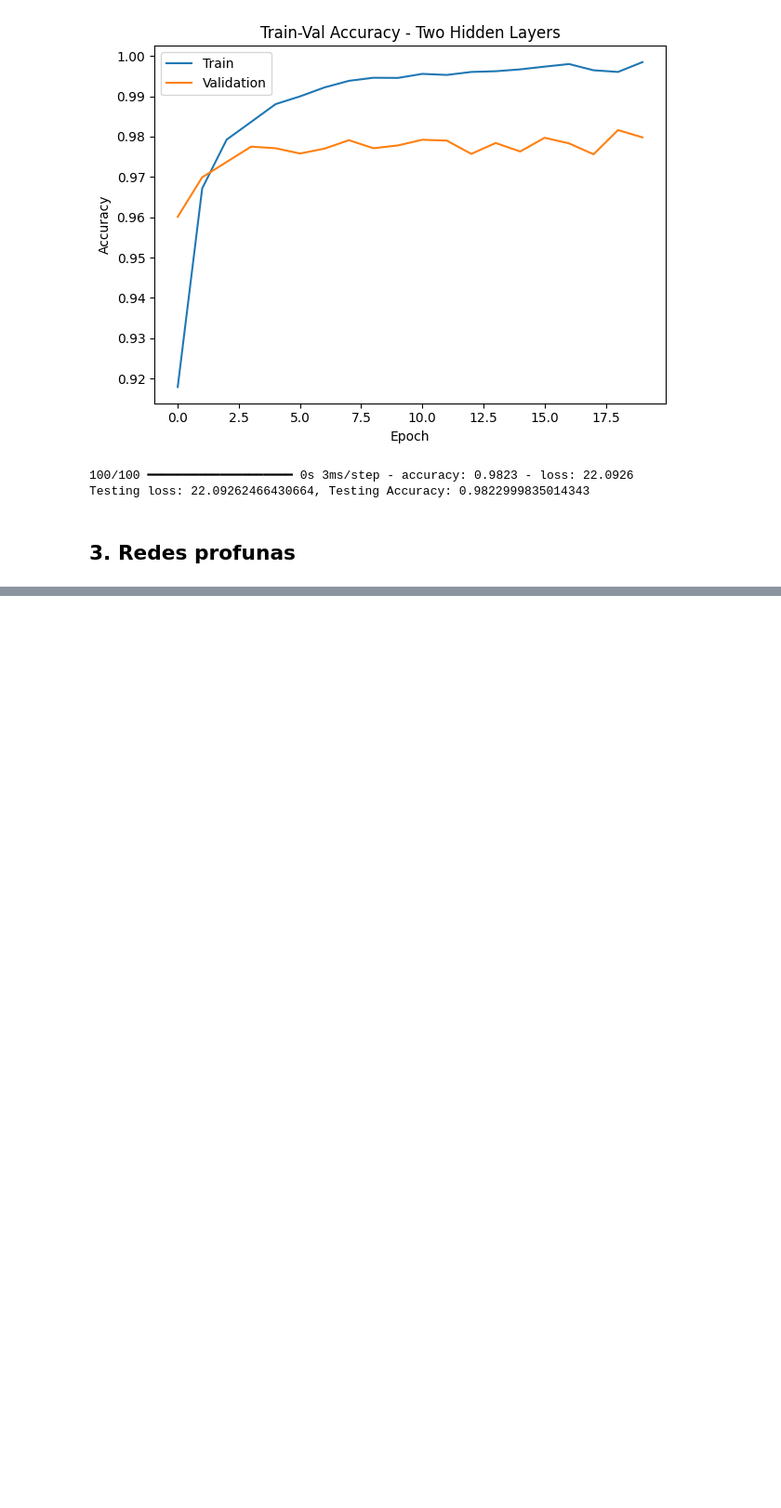
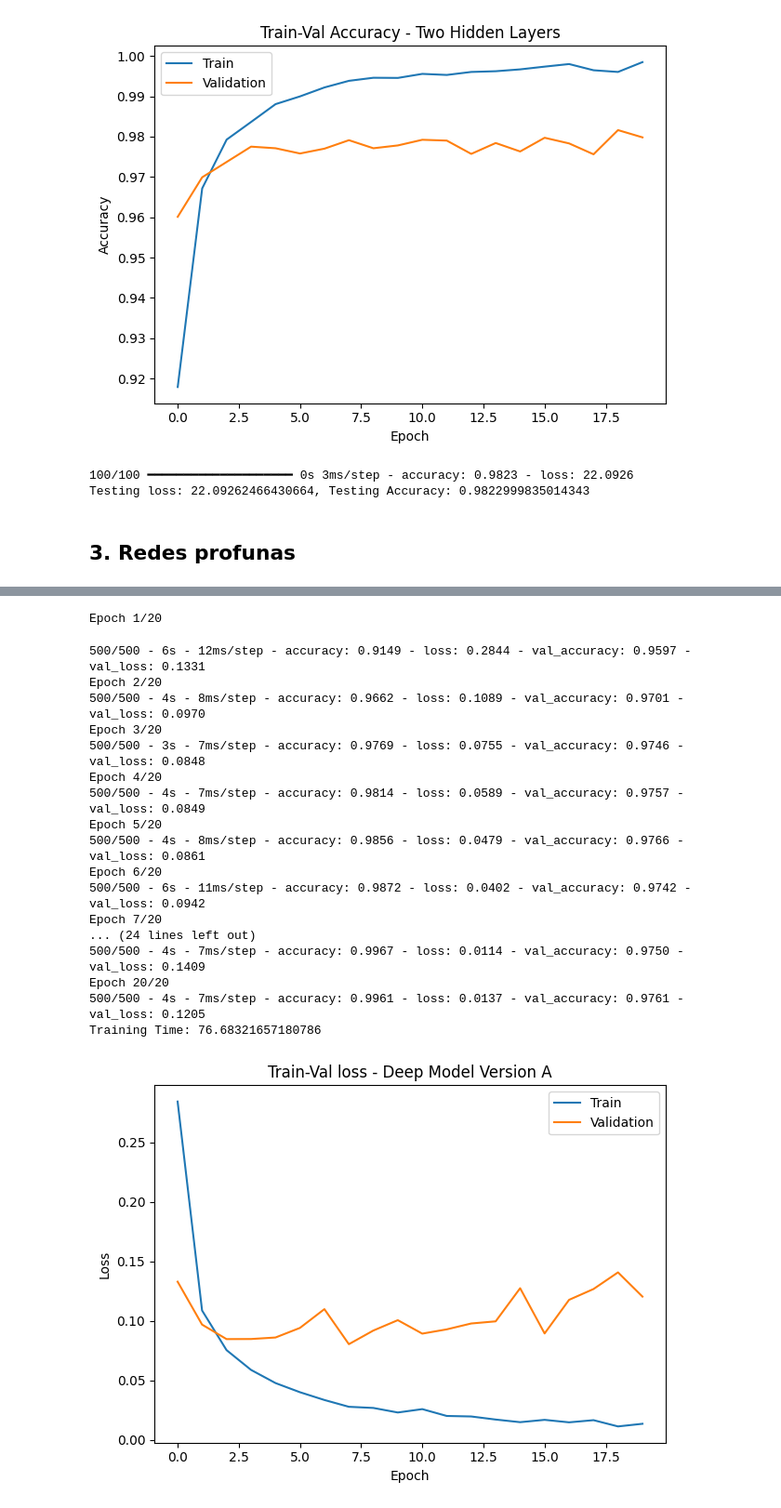
Before and after one commit to Sofiamishel2003/Laboratorio_2_DS, a Jupyter notebook: actividades.ipynb, the cells around one changed output, grey strips where cells are left out. Shown at 93% size. Drawn from its saved outputs; the diff is of its cells as text; code cells hidden in the pictures; blank space fills up the shorter version.

```diff
--- a/rnn.ipynb
+++ b/actividades.ipynb
@@ -341,0 +432,44 @@ Testing loss: 22.09262466430664, Testing Accuracy: 0.9822999835014343
+# %%
+# kida random
+# Init
+m3_c = RNN(784, 10, 200)
+m3_c.model = tf.keras.Sequential([
+            tf.keras.layers.Flatten(input_shape=(28, 28)), # capa entrada
+            tf.keras.layers.Dense(256, activation='relu'),
+            tf.keras.layers.Dense(128, activation='relu'),
+            tf.keras.layers.Dense(256, activation='relu'),
+            tf.keras.layers.Dense(128, activation='relu'),
+            tf.keras.layers.Dense(256, activation='relu'),
+            tf.keras.layers.Dense(10, activation='softmax') # capa salida
+        ])
+m3_c.model.compile(optimizer='adam', loss='sparse_categorical_crossentropy', metrics=['accuracy'])
+
+# Train
+(e_loss, e_acc, _, _, t_time) = m3_c.train(datos_entreno, datos_validacion, num_epochs=20, verbose=2)
+print(f"Training Time: {t_time}")
+m3_c.plot_loss("Train-Val loss - Deep Model Version A")
+m3_c.plot_accuracy("Train-Val Accuracy - Deep Model Version A")
+
+# Test
+t_loss, t_acc = m3_c.test(datos_prueba)
+print(f"Testing loss: {t_loss}, Testing Accuracy: {t_acc}")
+# %% [output]
+Epoch 1/20
+500/500 - 6s - 12ms/step - accuracy: 0.9149 - loss: 0.2844 - val_accuracy: 0.9597 - val_loss: 0.1331
+Epoch 2/20
+500/500 - 4s - 8ms/step - accuracy: 0.9662 - loss: 0.1089 - val_accuracy: 0.9701 - val_loss: 0.0970
+Epoch 3/20
+500/500 - 3s - 7ms/step - accuracy: 0.9769 - loss: 0.0755 - val_accuracy: 0.9746 - val_loss: 0.0848
+Epoch 4/20
+500/500 - 4s - 7ms/step - accuracy: 0.9814 - loss: 0.0589 - val_accuracy: 0.9757 - val_loss: 0.0849
+Epoch 5/20
+500/500 - 4s - 8ms/step - accuracy: 0.9856 - loss: 0.0479 - val_accuracy: 0.9766 - val_loss: 0.0861
+Epoch 6/20
+500/500 - 6s - 11ms/step - accuracy: 0.9872 - loss: 0.0402 - val_accuracy: 0.9742 - val_loss: 0.0942
+Epoch 7/20
+... (24 lines left out)
+500/500 - 4s - 7ms/step - accuracy: 0.9967 - loss: 0.0114 - val_accuracy: 0.9750 - val_loss: 0.1409
+Epoch 20/20
+500/500 - 4s - 7ms/step - accuracy: 0.9961 - loss: 0.0137 - val_accuracy: 0.9761 - val_loss: 0.1205
+Training Time: 76.68321657180786
+[figure, added]
```
Also changed, not shown: parts of 3 cells of this notebook.
